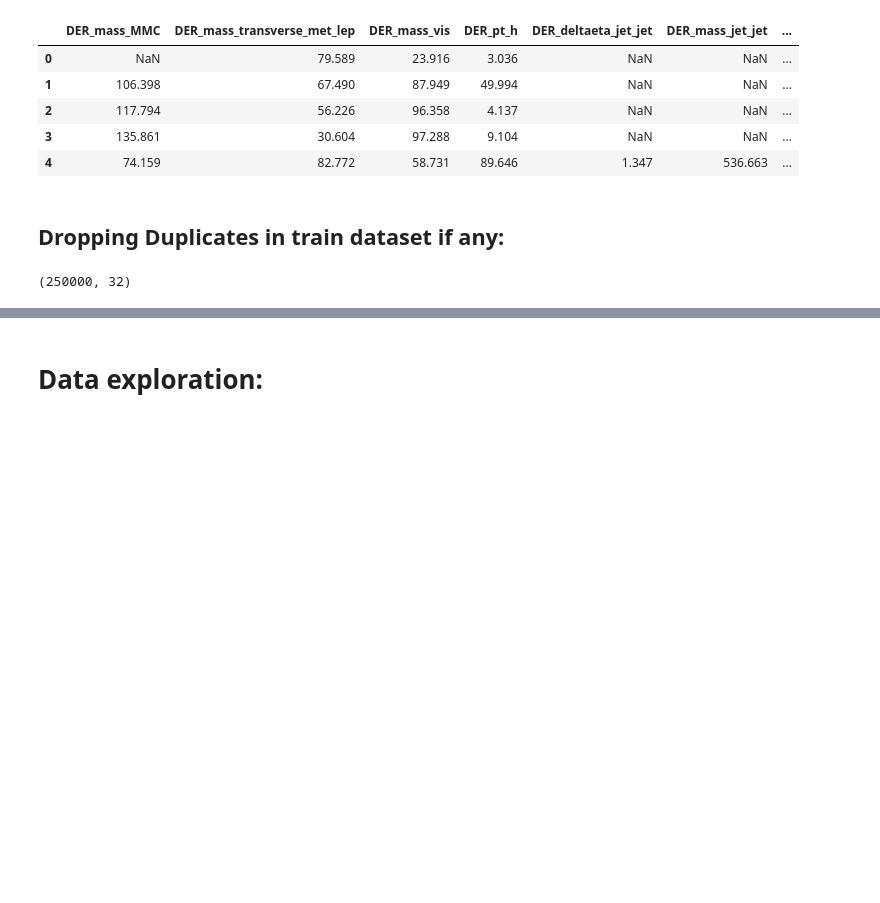
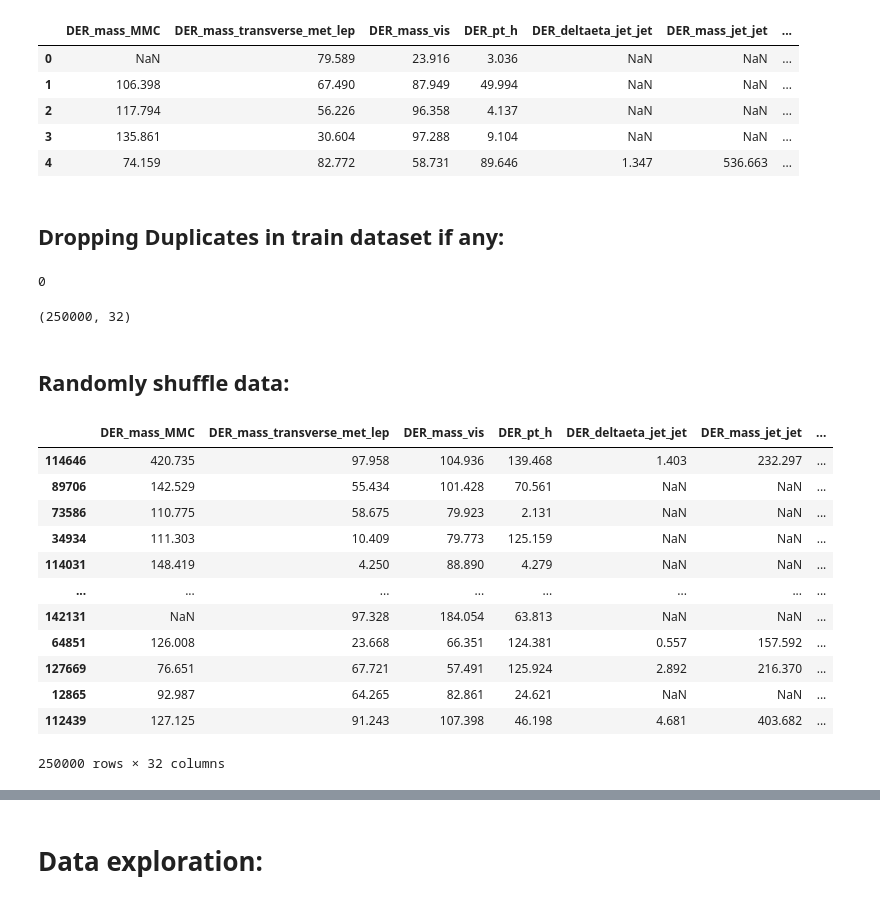
Before and after one commit to Deepankar-98/higgs_boson_kaggle, a Jupyter notebook: notebooks/01-EDA-and-feature-engg.ipynb, the cells around one changed output, grey strips where cells are left out. Drawn from its saved outputs; the diff is of its cells as text; code cells hidden in the pictures; blank space fills up the shorter version.

```diff
--- a/notebooks/01-initial-data-exploration-and-feature-engg.ipynb
+++ b/notebooks/01-EDA-and-feature-engg.ipynb
@@ -68,4 +68,8 @@ df_test.head()
 | 4 | 74.159 | 82.772 | 58.731 | 89.646 | 1.347 | 536.663 | ... |
 # %% [markdown]
 ## Dropping Duplicates in train dataset if any:
+# %%
+df.duplicated().sum()
+# %% [output]
+0
 # %%
@@ -74,3 +78,22 @@ df.drop_duplicates(inplace=True, ignore_index=True)
 df.shape
 # %% [output]
 (250000, 32)
+# %% [markdown]
+## Randomly shuffle data:
+# %%
+df = df.sample(frac = 1)
+df.reindex(axis='index')
+# %% [output]
+|  | DER_mass_MMC | DER_mass_transverse_met_lep | DER_mass_vis | DER_pt_h | DER_deltaeta_jet_jet | DER_mass_jet_jet | ... |
+| 114646 | 420.735 | 97.958 | 104.936 | 139.468 | 1.403 | 232.297 | ... |
+| 89706 | 142.529 | 55.434 | 101.428 | 70.561 | NaN | NaN | ... |
+| 73586 | 110.775 | 58.675 | 79.923 | 2.131 | NaN | NaN | ... |
+| 34934 | 111.303 | 10.409 | 79.773 | 125.159 | NaN | NaN | ... |
+| 114031 | 148.419 | 4.250 | 88.890 | 4.279 | NaN | NaN | ... |
+| ... | ... | ... | ... | ... | ... | ... | ... |
+| 142131 | NaN | 97.328 | 184.054 | 63.813 | NaN | NaN | ... |
+| 64851 | 126.008 | 23.668 | 66.351 | 124.381 | 0.557 | 157.592 | ... |
+| 127669 | 76.651 | 67.721 | 57.491 | 125.924 | 2.892 | 216.370 | ... |
+| 12865 | 92.987 | 64.265 | 82.861 | 24.621 | NaN | NaN | ... |
+| 112439 | 127.125 | 91.243 | 107.398 | 46.198 | 4.681 | 403.682 | ... |
+250000 rows × 32 columns
```
Also changed, not shown: parts of 3 cells of this notebook, 9 other files.
